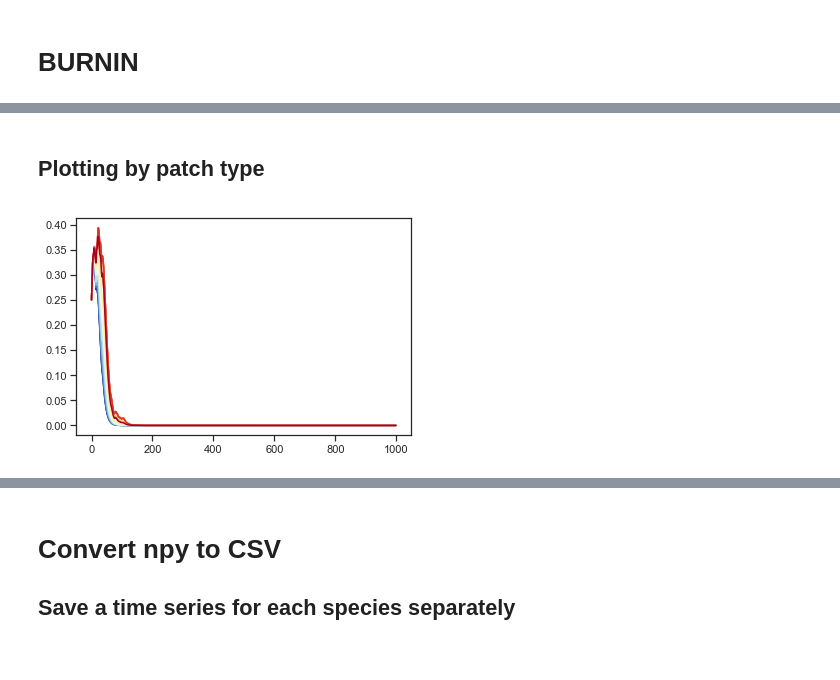
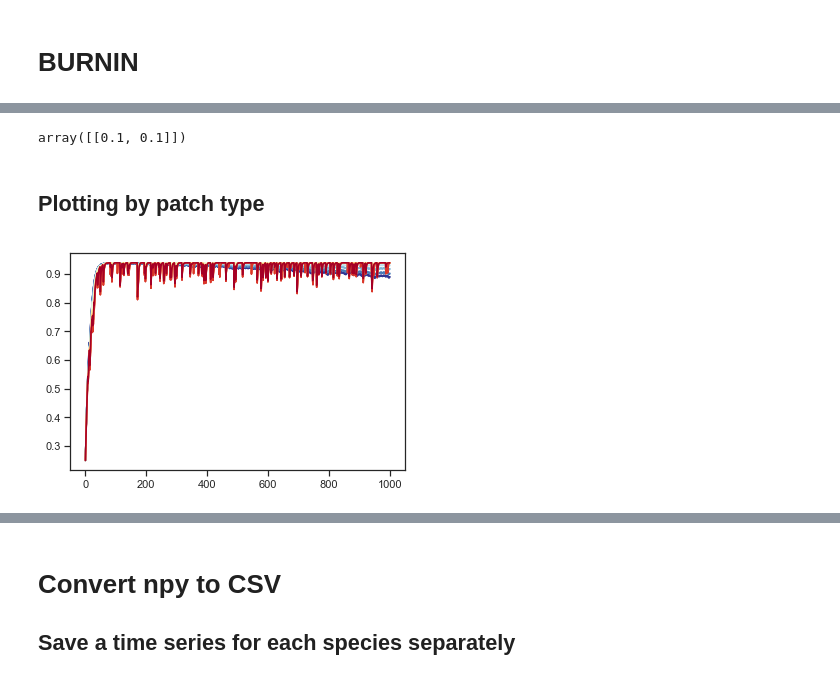
Before and after one commit to pinskylab/coral-restoration, a Jupyter notebook: Coral_Restoration.ipynb, the cells around one changed output, grey strips where cells are left out. Cells and saved outputs as stored; diff of their text form; code cells hidden in the pictures.

```diff
--- a/Coral_Restoration.ipynb
+++ b/Coral_Restoration.ipynb
@@ -1186,7 +1186,7 @@ spp_state_restore[-num_restore:,:] = 1.0
 trait_state = generate_traits_fun(nsp,size,SST0,mid,temp_range,trait_scenario='perfect_adapt')
 trait_state_restore = np.ones((trait_state.shape[0]+num_restore, trait_state.shape[1]))
 trait_state_restore[:-num_restore,:] = trait_state
-trait_state_restore[-num_restore:,:] = 35
+trait_state_restore[-num_restore:,:] = value
 #shape: number of reefs x number of species
 
 mpa_status = set_MPA_fun(SST0,spp_state,species_type,size,amount=0.2,strategy='none')
@@ -1194,3 +1194,6 @@ mpa_status_restore = np.ones((mpa_status.shape[0],mpa_status.shape[1]+num_restor
 mpa_status_restore[:,:-num_restore] = mpa_status
 mpa_status_restore[:,-num_restore:] = mpa_status[:,-1]
 #shape: 1 x number of reefs
+# %%
+for i in np.arange(0,20):
+    plt.plot(anomalies_run[i,:])
@@ -1196,0 +1202,3 @@ mpa_status_restore[:,-num_restore:] = mpa_status[:,-1]
+# %%
+for i in np.arange(0,20):
+    plt.plot(anomalies_run[i,:])
@@ -1209,13 +1219,13 @@ percentile = 50 #For percentile strategy
 #source_cover = np.ones((num_restore,nsp)) #this sets every source reef at 1,
 #can set with another array to change values
 
-source_cover = np.array([1.0,1.0])
+source_cover = np.array([1e-49,1e-49])
 #source_cover = np.array([1e-49,1e-49])
 
 #Start (and keep) restoration source reefs at the baseline amount with specified trait value
-trait_restore_val = 33
+trait_restore_val = value
 spp_state_restore[-num_restore:,:] = source_cover
-trait_state_restore[-num_restore,:] = np.repeat(trait_restore_val,nsp)
+trait_state_restore[-num_restore,:] = np.repeat(value,nsp)
 
 # This is where you tell the model when to use the restoration matrix; we can write something more sophisticated to
 # generate this later on. For example, something that takes in a "frequency" instead of having to manually input years
@@ -1284,3 +1280,7 @@ BURNIN
+# %%
+V
+# %% [output]
+array([[0.1, 0.1]])
 # %% [markdown]
 ## Plotting by patch type
 # %%
@@ -1298,16 +1298,16 @@ def discrete_cmap(N, base_cmap=None):
 # %%
 cmap = discrete_cmap(10, base_cmap="RdYlBu")
 color_idx = np.linspace(0, 1, 10)
-coral = 1
+species = 0
 
 for i, idx in zip(np.arange(0,10), color_idx):
-    plt.plot(N0[i,coral,:], color=cmap(idx))
+    plt.plot(N0[i,species,:], color=cmap(idx))
 
 cmap = discrete_cmap(10, base_cmap="RdYlBu_r")
 for i, idx in zip(np.arange(10,20), color_idx):
-    plt.plot(N0[i,coral,:], color=cmap(idx))
+    plt.plot(N0[i,species,:], color=cmap(idx))
 # %% [output]
-[figure, old version]
+[figure, new version]
 # %%
 cmap = discrete_cmap(10, base_cmap="RdYlBu")
 color_idx = np.linspace(0, 1, 10)
```
Also changed, not shown: parts of 23 cells of this notebook.
